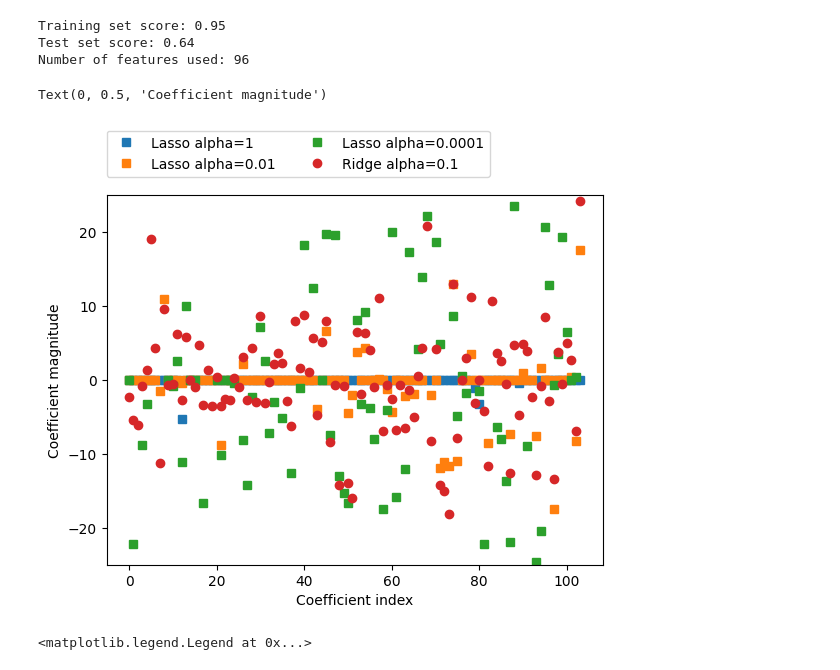
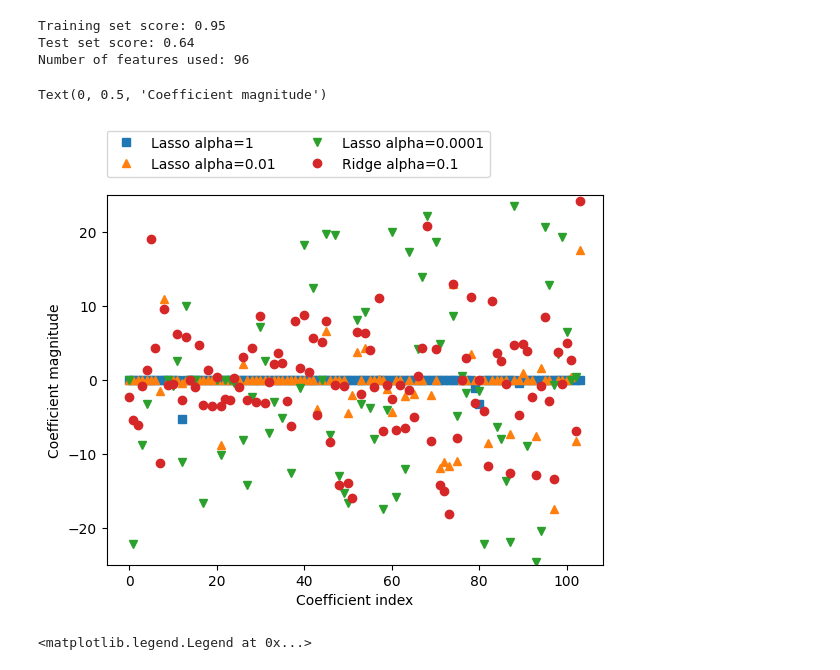
Before and after one commit to molimi/learing-note, a Jupyter notebook: 2022/Python机器学习基础/Charpter02/linear.ipynb, the cells around one changed output. Drawn from its saved outputs; the diff is of its cells as text; code cells hidden in the pictures.

```diff
--- a/2022/Python机器学习基础/Charpter02/linear.ipynb
+++ b/2022/Python机器学习基础/Charpter02/linear.ipynb
@@ -146,17 +146,17 @@ Test set score: 0.64
 Number of features used: 96
 # %%
 plt.plot(lasso.coef_, 's', label="Lasso alpha=1")
-plt.plot(lasso001.coef_, 's', label="Lasso alpha=0.01")
-plt.plot(lasso00001.coef_, 's', label="Lasso alpha=0.0001")
+plt.plot(lasso001.coef_, '^', label="Lasso alpha=0.01")
+plt.plot(lasso00001.coef_, 'v', label="Lasso alpha=0.0001")
 
 plt.plot(ridge01.coef_, "o", label="Ridge alpha=0.1")
 plt.legend(ncol=2, loc=(0, 1.05))
 plt.ylim(-25, 25)
 plt.xlabel("Coefficient index")
 plt.ylabel("Coefficient magnitude")
 # %% [output]
 Text(0, 0.5, 'Coefficient magnitude')
-[figure, old version]
+[figure, new version]
 # %%
 from sklearn.linear_model import LogisticRegression
 from sklearn.svm import LinearSVC
```
Also changed, not shown: parts of 4 cells of this notebook, 4 other files.
